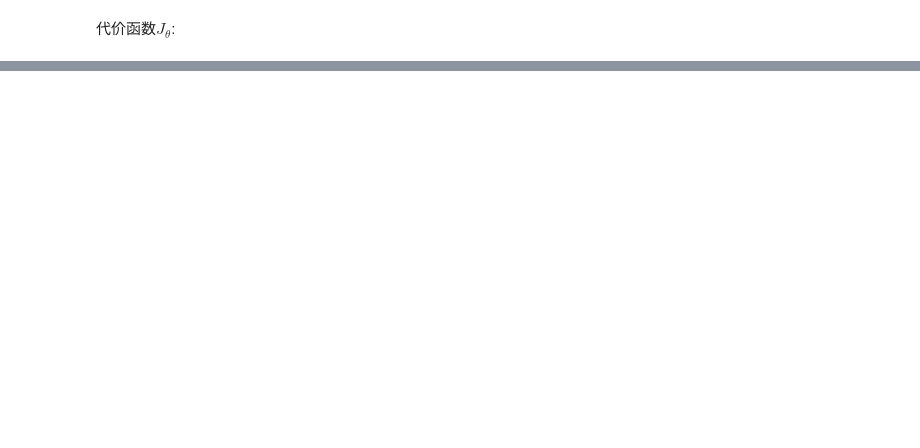
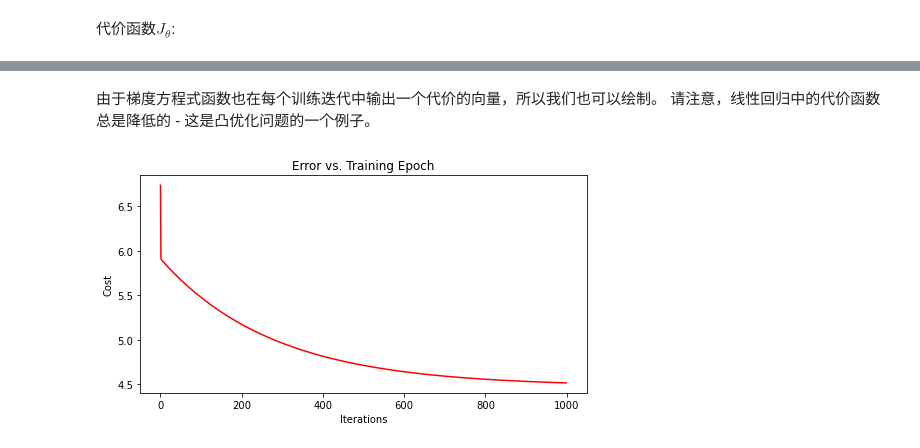
Before and after one commit to xzzxwmsl/DL, a Jupyter notebook: AndrewNgCourse/Code/LinearRegression/test.ipynb, the cells around one changed output, grey strips where cells are left out. Cells and saved outputs as stored; diff of their text form; code cells hidden in the pictures; blank space fills up the shorter version.

```diff
--- a/AndrewNgCourse/Code/LinearRegression/test.ipynb
+++ b/AndrewNgCourse/Code/LinearRegression/test.ipynb
@@ -76,0 +133,11 @@ ValueError: cannot insert Ones, already exists
+# %% [markdown]
+由于梯度方程式函数也在每个训练迭代中输出一个代价的向量，所以我们也可以绘制。 请注意，线性回归中的代价函数总是降低的 - 这是凸优化问题的一个例子。
+# %%
+fig, ax = plt.subplots(figsize=(8,4))
+ax.plot(np.arange(epoch), cost, 'r')  # np.arange()返回等差数组
+ax.set_xlabel('Iterations')
+ax.set_ylabel('Cost')
+ax.set_title('Error vs. Training Epoch')
+plt.show()
+# %% [output]
+[figure, added]
```
Also changed, not shown: parts of 19 cells of this notebook, 1 other file.
